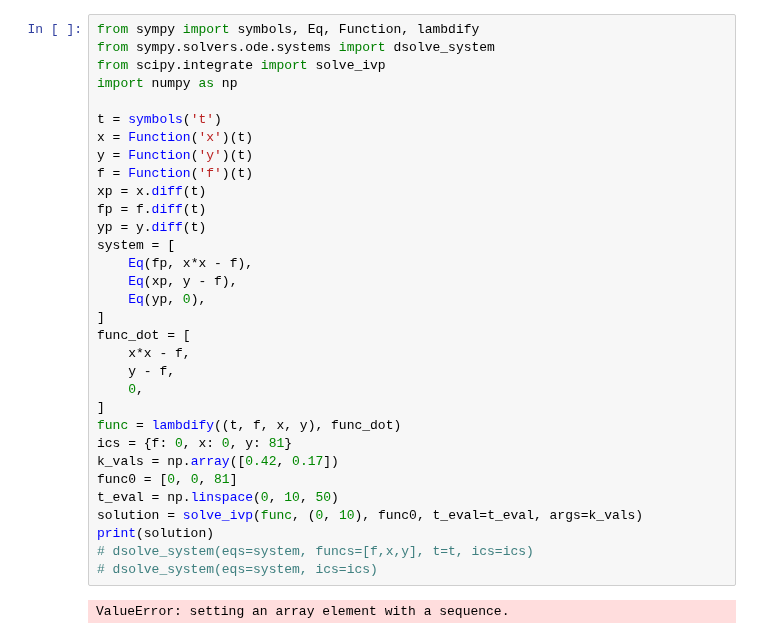
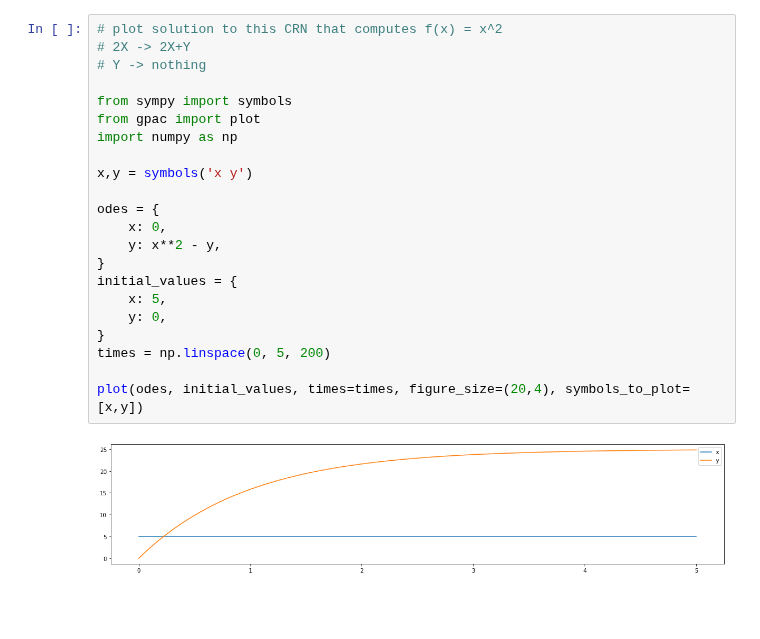
Before and after one commit to UC-Davis-molecular-computing/gpac, a Jupyter notebook: notebook.ipynb, the cells around one changed output. Drawn from its saved outputs; the diff is of its cells as text; blank space fills up the shorter version.

```diff
--- a/notebook.ipynb
+++ b/notebook.ipynb
@@ -139,34 +28,24 @@ generated C code for f
-# %%
-from sympy import symbols, Eq, Function, lambdify
-from sympy.solvers.ode.systems import dsolve_system
-from scipy.integrate import solve_ivp
-import numpy as np
-
-t = symbols('t')
-x = Function('x')(t)
-y = Function('y')(t)
-f = Function('f')(t)
-xp = x.diff(t)
-fp = f.diff(t)
-yp = y.diff(t)
-system = [
-    Eq(fp, x*x - f),
-    Eq(xp, y - f),
-    Eq(yp, 0),
-]
-func_dot = [
-    x*x - f,
-    y - f,
-    0,
-]
-func = lambdify((t, f, x, y), func_dot)
-ics = {f: 0, x: 0, y: 81}
-k_vals = np.array([0.42, 0.17])
-func0 = [0, 0, 81]
-t_eval = np.linspace(0, 10, 50)
-solution = solve_ivp(func, (0, 10), func0, t_eval=t_eval, args=k_vals)
-print(solution)
-# dsolve_system(eqs=system, funcs=[f,x,y], t=t, ics=ics)
-# dsolve_system(eqs=system, ics=ics)
-# %% [output]
-ValueError: setting an array element with a sequence.
+# %%
+# plot solution to this CRN that computes f(x) = x^2
+# 2X -> 2X+Y
+# Y -> nothing
+
+from sympy import symbols
+from gpac import plot
+import numpy as np
+
+x,y = symbols('x y')
+
+odes = {
+    x: 0,
+    y: x**2 - y,
+}
+initial_values = {
+    x: 5,
+    y: 0,
+}
+times = np.linspace(0, 5, 200)
+
+plot(odes, initial_values, times=times, figure_size=(20,4), symbols_to_plot=[x,y])
+# %% [output]
+[figure, added]
```
Also changed, not shown: parts of 7 cells of this notebook.
